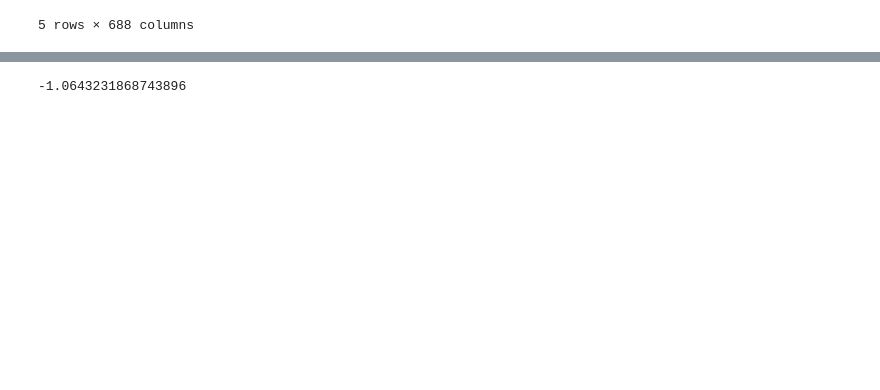
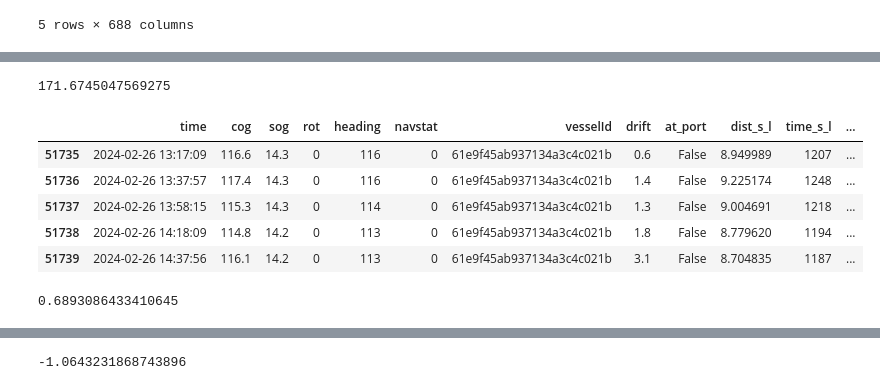
Before and after one commit to baconmoontwist/ML, a Jupyter notebook: Henrik/ML 1.ipynb, the cells around one changed output, grey strips where cells are left out. Saved outputs shown, nothing was run; the diff lists cells and outputs as text; code cells hidden in the pictures; blank space fills up the shorter version.

```diff
--- a/Henrik/ML 1.ipynb
+++ b/Henrik/ML 1.ipynb
@@ -145,3 +181,47 @@ print(time.time()-start)
+# %%
+start= time.time()
+uniquevessel = [i for i in test.copy()['vesselId'].unique()]
+enesstyle = cleandata.copy()
+enesstyle = enesstyle.drop(columns=["longitude","latitude","etaRaw","portId","time_at_sea","tot_dist"])
+enesstyle = enesstyle.sort_values(by = ['vesselId','time'])
+enestest = test.copy()
+enestest = enestest.sort_values(by = ['vesselId','time'])
+enesstyle = enesstyle.reset_index(drop = True)
+enesres = enesstyle[0:1]
+for i in uniquevessel:
+    boat = enestest[enestest['vesselId'] == i]
+    bigboat = enesstyle[enesstyle['vesselId'] == i].reset_index(drop=True)
+    k=0
+    for _,j in boat.iterrows():
+        enesres.loc[len(enesres.index)] = bigboat.iloc[min(k,len(bigboat.index)-1)]
+        k+=1
+
+enesres = enesres[1:]
+print(time.time()-start)
+enesres.tail()
+# %% [output]
+171.6745047569275
+|  | time | cog | sog | rot | heading | navstat | vesselId | drift | at_port | dist_s_l | time_s_l | ... |
+| 51735 | 2024-02-26 13:17:09 | 116.6 | 14.3 | 0 | 116 | 0 | 61e9f45ab937134a3c4c021b | 0.6 | False | 8.949989 | 1207 | ... |
+| 51736 | 2024-02-26 13:37:57 | 117.4 | 14.3 | 0 | 116 | 0 | 61e9f45ab937134a3c4c021b | 1.4 | False | 9.225174 | 1248 | ... |
+| 51737 | 2024-02-26 13:58:15 | 115.3 | 14.3 | 0 | 114 | 0 | 61e9f45ab937134a3c4c021b | 1.3 | False | 9.004691 | 1218 | ... |
+| 51738 | 2024-02-26 14:18:09 | 114.8 | 14.2 | 0 | 113 | 0 | 61e9f45ab937134a3c4c021b | 1.8 | False | 8.779620 | 1194 | ... |
+| 51739 | 2024-02-26 14:37:56 | 116.1 | 14.2 | 0 | 113 | 0 | 61e9f45ab937134a3c4c021b | 3.1 | False | 8.704835 | 1187 | ... |
+# %%
+start = time.time()
+enesresc = enesres.copy()
+enesresc = enesresc.reset_index(drop = True)
+enesresc['time'] = enestest.reset_index(drop=True)['time']
+enesresc = enesresc.sort_values(by = ['time','vesselId'])
+enesresc = preprocess(enesresc)
+for column in trainingdata4:
+    if column not in enesresc:
+        enesresc[column] = False
+enesresc = enesresc.reindex(sorted(enesresc.columns), axis=1)
+res = model2.predict(enesresc)
+print(time.time()-start)
+# %% [output]
+0.6893086433410645
 # %%
 uniquevessel = [i for i in test.copy()['vesselId'].unique()]
 traincopy = train.copy()
```
Also changed, not shown: parts of 7 cells of this notebook, 1 other file.
